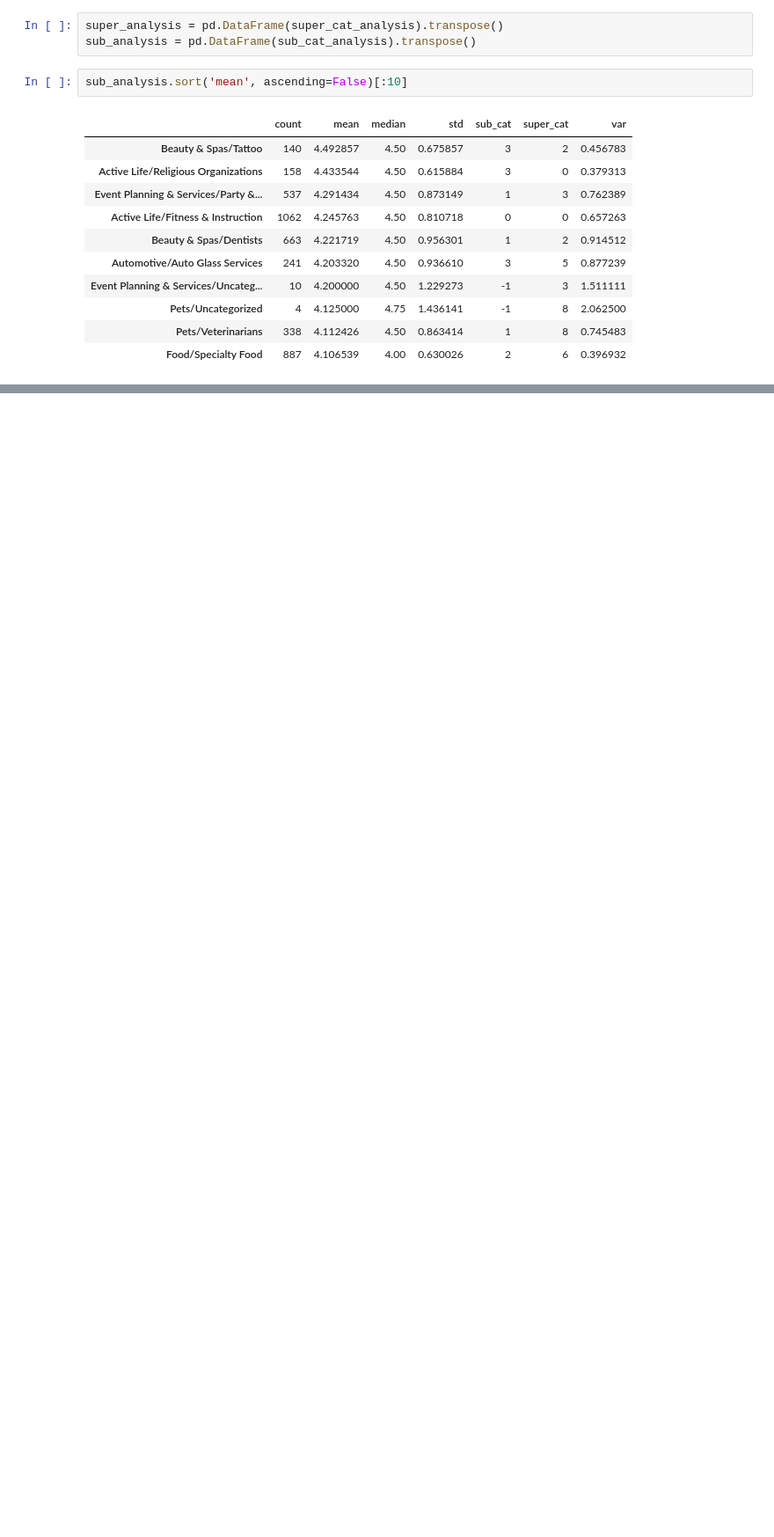
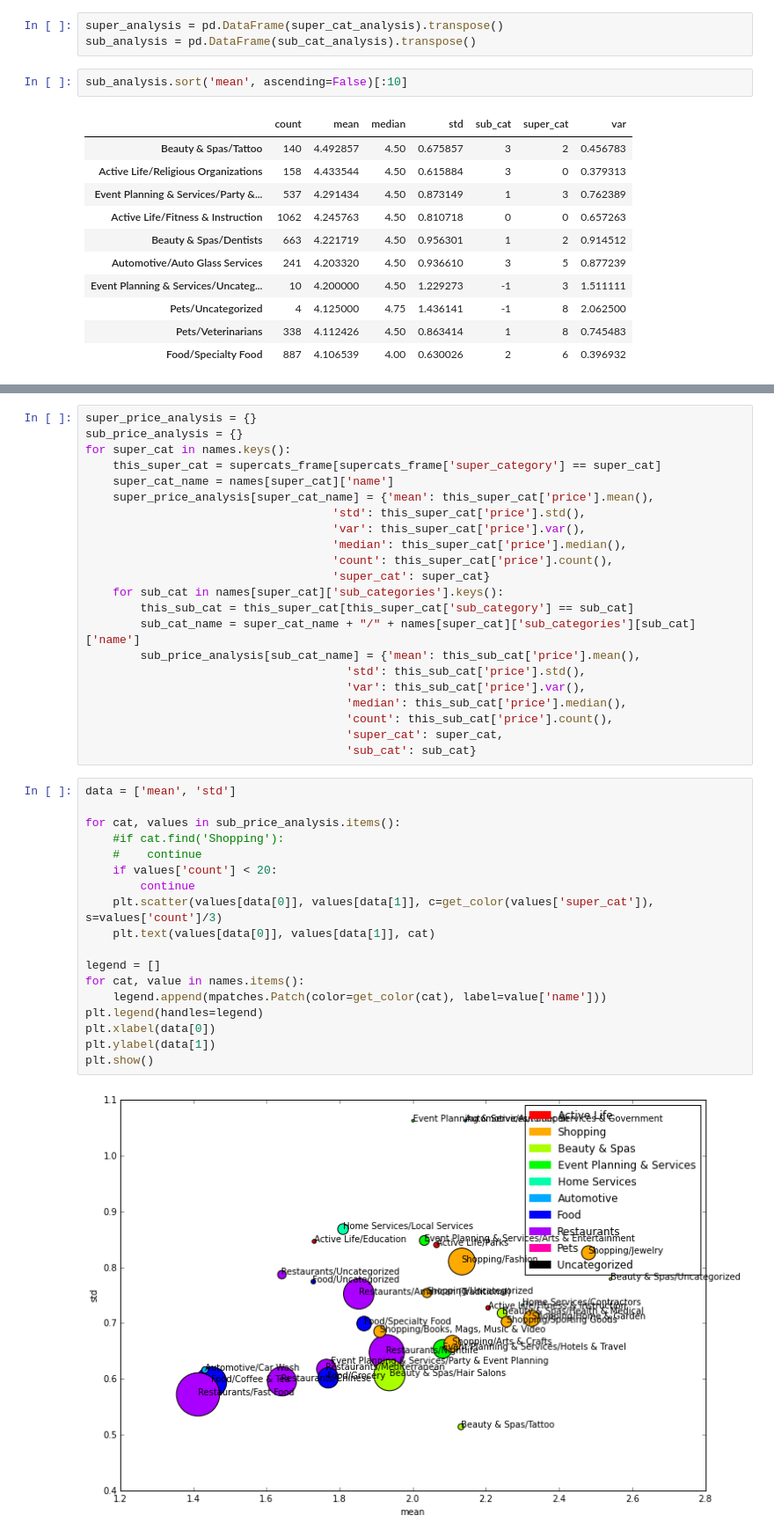
Before and after one commit to hermannsblum/disco_data_challenge, a Jupyter notebook: stars_analysis.ipynb, the cells around one changed output, grey strips where cells are left out. Shown at 88% size. Drawn from its saved outputs; the diff is of its cells as text; blank space fills up the shorter version.

```diff
--- a/stars_analysis.ipynb
+++ b/stars_analysis.ipynb
@@ -103,0 +105,42 @@ sub_analysis.sort('mean', ascending=False)[:10]
+# %%
+super_price_analysis = {}
+sub_price_analysis = {}
+for super_cat in names.keys():
+    this_super_cat = supercats_frame[supercats_frame['super_category'] == super_cat]
+    super_cat_name = names[super_cat]['name']
+    super_price_analysis[super_cat_name] = {'mean': this_super_cat['price'].mean(),
+                                    'std': this_super_cat['price'].std(),
+                                    'var': this_super_cat['price'].var(),
+                                    'median': this_super_cat['price'].median(),
+                                    'count': this_super_cat['price'].count(),
+                                    'super_cat': super_cat}
+    for sub_cat in names[super_cat]['sub_categories'].keys():
+        this_sub_cat = this_super_cat[this_super_cat['sub_category'] == sub_cat]
+        sub_cat_name = super_cat_name + "/" + names[super_cat]['sub_categories'][sub_cat]['name']
+        sub_price_analysis[sub_cat_name] = {'mean': this_sub_cat['price'].mean(),
+                                      'std': this_sub_cat['price'].std(),
+                                      'var': this_sub_cat['price'].var(),
+                                      'median': this_sub_cat['price'].median(),
+                                      'count': this_sub_cat['price'].count(),
+                                      'super_cat': super_cat,
+                                      'sub_cat': sub_cat}
+# %%
+data = ['mean', 'std']
+
+for cat, values in sub_price_analysis.items():
+    #if cat.find('Shopping'):
+    #    continue
+    if values['count'] < 20:
+        continue
+    plt.scatter(values[data[0]], values[data[1]], c=get_color(values['super_cat']), s=values['count']/3)
+    plt.text(values[data[0]], values[data[1]], cat)
+
+legend = []
+for cat, value in names.items():
+    legend.append(mpatches.Patch(color=get_color(cat), label=value['name']))
+plt.legend(handles=legend)
+plt.xlabel(data[0])
+plt.ylabel(data[1])
+plt.show()
+# %% [output]
+[figure, added]
```
Also changed, not shown: parts of 7 cells of this notebook.
